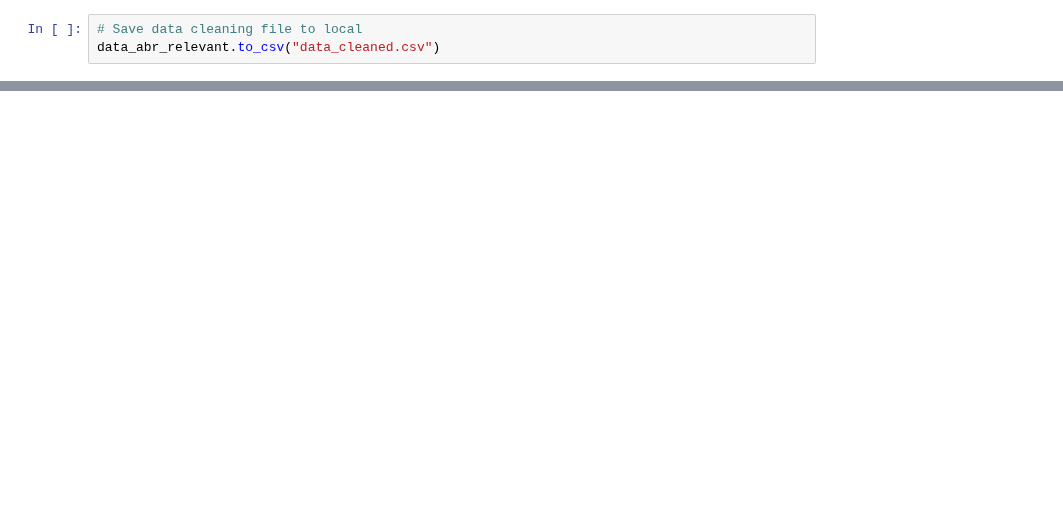
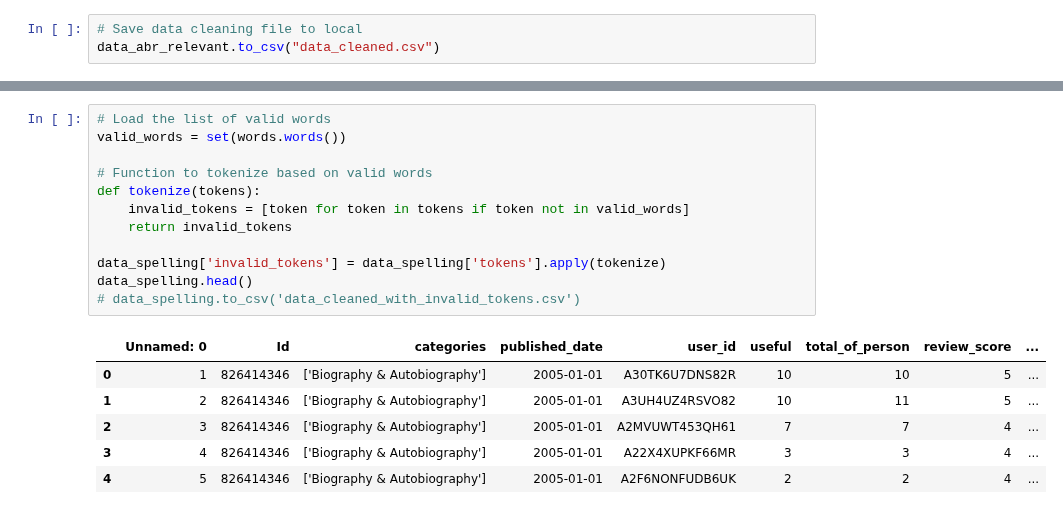
Before and after one commit to AML-2304-NaturalLanguageProcessing/AmazonBooksRecommendation, a Jupyter notebook: notebooks/amazon-books-data-preprocessing.ipynb, the cells around one changed output, grey strips where cells are left out. Drawn from its saved outputs; the diff is of its cells as text; blank space fills up the shorter version.

```diff
--- a/notebooks/amazon-books-data-preprocessing.ipynb
+++ b/notebooks/amazon-books-data-preprocessing.ipynb
@@ -381,0 +408,19 @@ data_abr_relevant.to_csv("data_cleaned.csv")
+# %%
+# Load the list of valid words
+valid_words = set(words.words())
+
+# Function to tokenize based on valid words
+def tokenize(tokens):
+    invalid_tokens = [token for token in tokens if token not in valid_words]
+    return invalid_tokens
+
+data_spelling['invalid_tokens'] = data_spelling['tokens'].apply(tokenize)
+data_spelling.head()
+# data_spelling.to_csv('data_cleaned_with_invalid_tokens.csv')
+# %% [output]
+|  | Unnamed: 0 | Id | categories | published_date | user_id | useful | total_of_person | review_score | ... |
+| 0 | 1 | 826414346 | ['Biography & Autobiography'] | 2005-01-01 | A30TK6U7DNS82R | 10 | 10 | 5 | ... |
+| 1 | 2 | 826414346 | ['Biography & Autobiography'] | 2005-01-01 | A3UH4UZ4RSVO82 | 10 | 11 | 5 | ... |
+| 2 | 3 | 826414346 | ['Biography & Autobiography'] | 2005-01-01 | A2MVUWT453QH61 | 7 | 7 | 4 | ... |
+| 3 | 4 | 826414346 | ['Biography & Autobiography'] | 2005-01-01 | A22X4XUPKF66MR | 3 | 3 | 4 | ... |
+| 4 | 5 | 826414346 | ['Biography & Autobiography'] | 2005-01-01 | A2F6NONFUDB6UK | 2 | 2 | 4 | ... |
```
Also changed, not shown: parts of 8 cells of this notebook.
